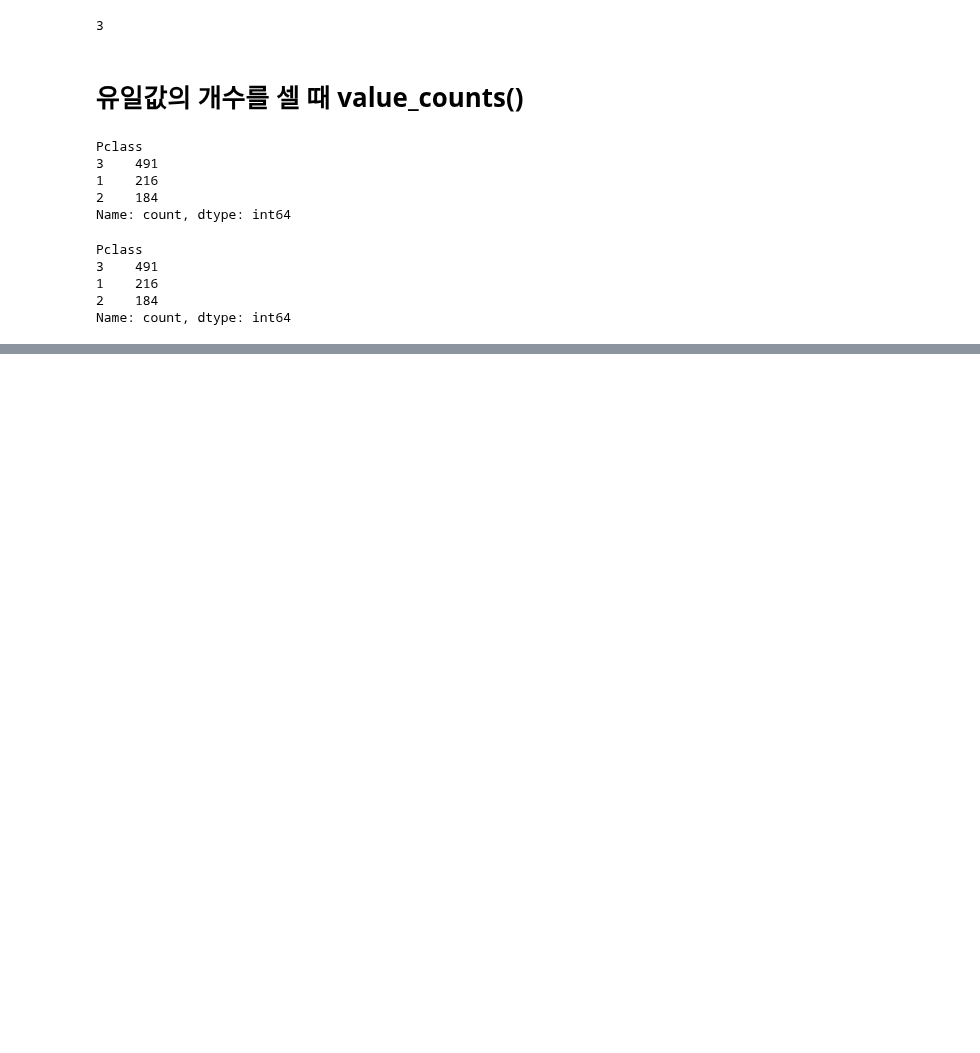
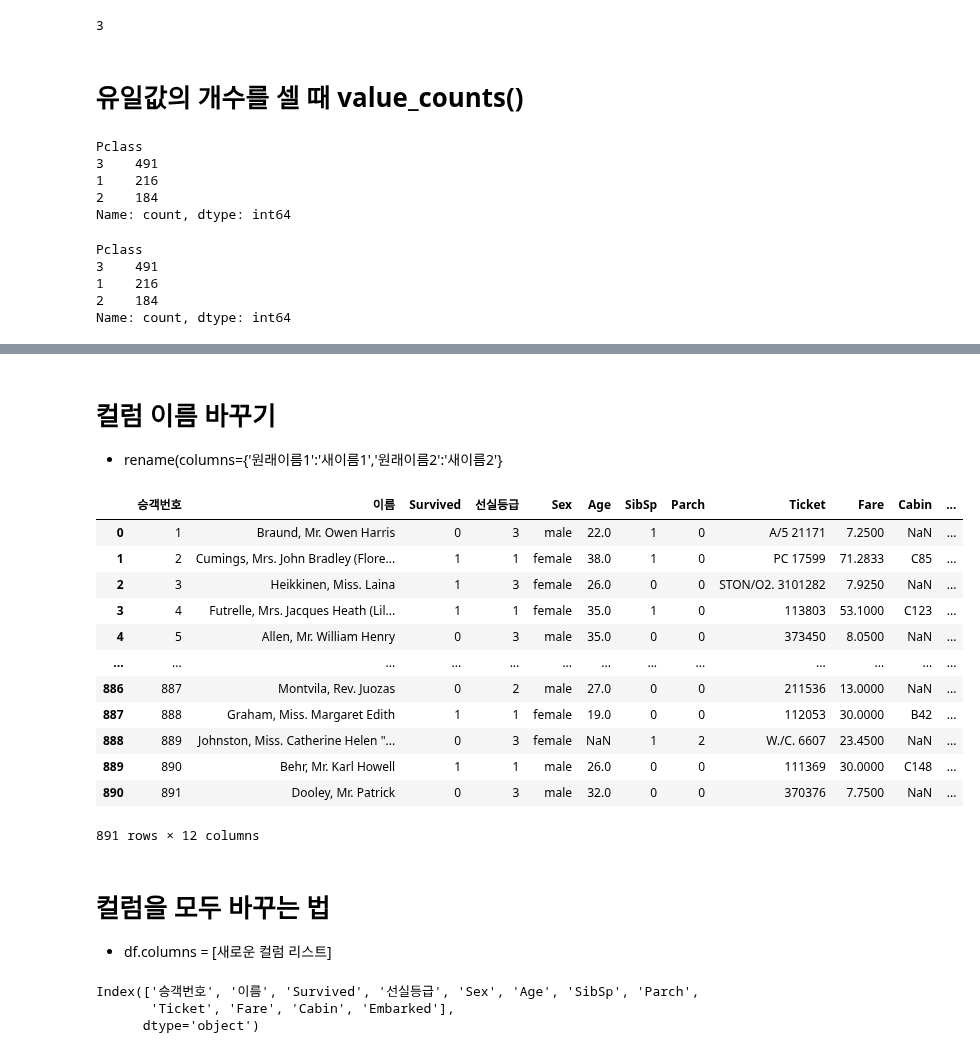
Before and after one commit to seojeong-e/fintech3, a Jupyter notebook: 06machine_learning/03pandas 활용하기.ipynb, the cells around one changed output, grey strips where cells are left out. Saved outputs shown, nothing was run; the diff lists cells and outputs as text; code cells hidden in the pictures; blank space fills up the shorter version.

```diff
--- a/06machine_learning/03pandas 활용하기.ipynb
+++ b/06machine_learning/03pandas 활용하기.ipynb
@@ -721,0 +807,29 @@ Name: count, dtype: int64
+# %% [markdown]
+# 컬럼 이름 바꾸기
+* rename(columns={'원래이름1':'새이름1','원래이름2':'새이름2'}
+# %%
+df = df.rename(columns={"PassengerId" : "승객번호"})
+df
+# %% [output]
+|  | 승객번호 | 이름 | Survived | 선실등급 | Sex | Age | SibSp | Parch | Ticket | Fare | Cabin | ... |
+| 0 | 1 | Braund, Mr. Owen Harris | 0 | 3 | male | 22.0 | 1 | 0 | A/5 21171 | 7.2500 | NaN | ... |
+| 1 | 2 | Cumings, Mrs. John Bradley (Flore... | 1 | 1 | female | 38.0 | 1 | 0 | PC 17599 | 71.2833 | C85 | ... |
+| 2 | 3 | Heikkinen, Miss. Laina | 1 | 3 | female | 26.0 | 0 | 0 | STON/O2. 3101282 | 7.9250 | NaN | ... |
+| 3 | 4 | Futrelle, Mrs. Jacques Heath (Lil... | 1 | 1 | female | 35.0 | 1 | 0 | 113803 | 53.1000 | C123 | ... |
+| 4 | 5 | Allen, Mr. William Henry | 0 | 3 | male | 35.0 | 0 | 0 | 373450 | 8.0500 | NaN | ... |
+| ... | ... | ... | ... | ... | ... | ... | ... | ... | ... | ... | ... | ... |
+| 886 | 887 | Montvila, Rev. Juozas | 0 | 2 | male | 27.0 | 0 | 0 | 211536 | 13.0000 | NaN | ... |
+| 887 | 888 | Graham, Miss. Margaret Edith | 1 | 1 | female | 19.0 | 0 | 0 | 112053 | 30.0000 | B42 | ... |
+| 888 | 889 | Johnston, Miss. Catherine Helen "... | 0 | 3 | female | NaN | 1 | 2 | W./C. 6607 | 23.4500 | NaN | ... |
+| 889 | 890 | Behr, Mr. Karl Howell | 1 | 1 | male | 26.0 | 0 | 0 | 111369 | 30.0000 | C148 | ... |
+| 890 | 891 | Dooley, Mr. Patrick | 0 | 3 | male | 32.0 | 0 | 0 | 370376 | 7.7500 | NaN | ... |
+891 rows × 12 columns
+# %% [markdown]
+# 컬럼을 모두 바꾸는 법
+* df.columns = [새로운 컬럼 리스트]
+# %%
+df.columns
+# %% [output]
+Index(['승객번호', '이름', 'Survived', '선실등급', 'Sex', 'Age', 'SibSp', 'Parch',
+       'Ticket', 'Fare', 'Cabin', 'Embarked'],
+      dtype='object')
```
Also changed, not shown: parts of 42 cells of this notebook.
